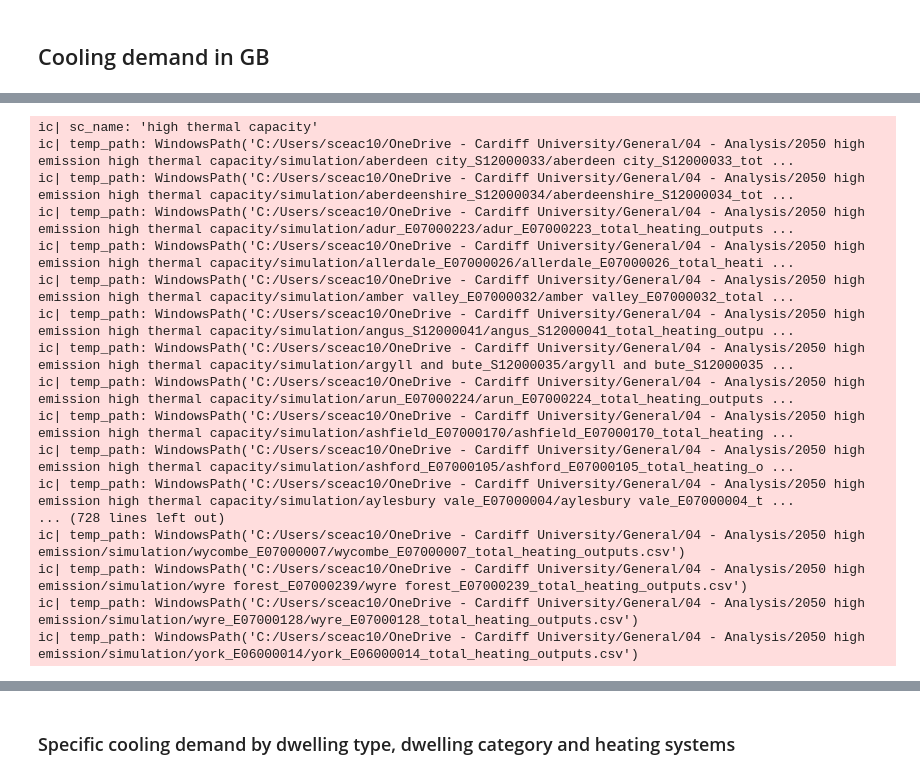
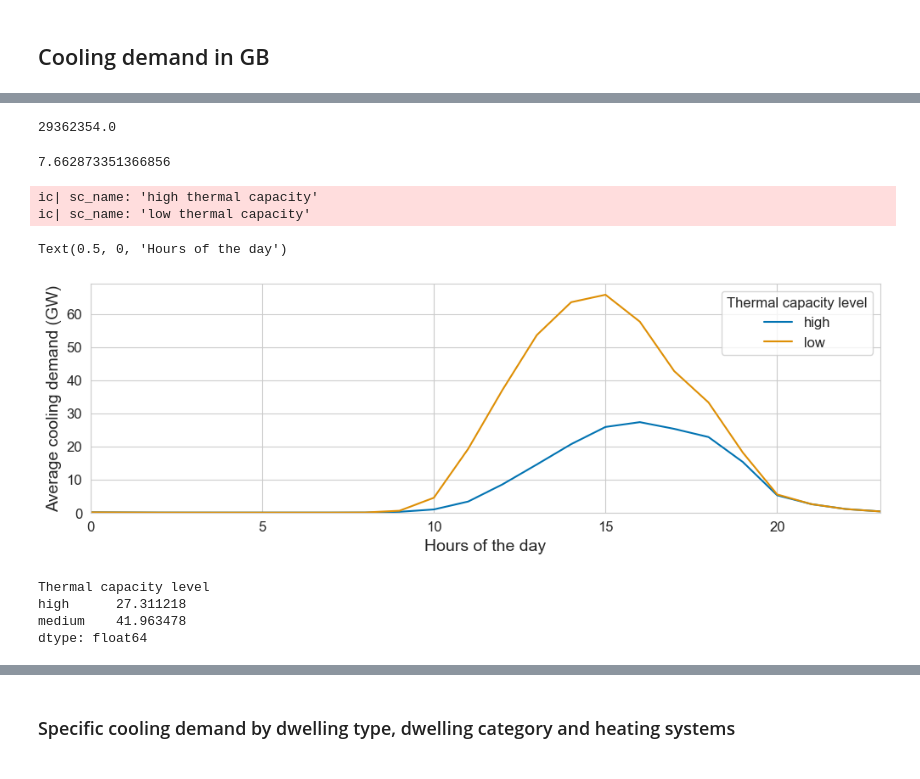
Before and after one commit to AlexandreLab/cooling_demand_UK, a Jupyter notebook: notebooks/visualisation_paper_sensitivity.ipynb, the cells around one changed output, grey strips where cells are left out. Drawn from its saved outputs; the diff is of its cells as text; code cells hidden in the pictures.

```diff
--- a/notebooks/visualisation_paper_sensitivity.ipynb
+++ b/notebooks/visualisation_paper_sensitivity.ipynb
@@ -91,6 +92,14 @@ For example, when doing 'df[col].method(value, inplace=True)', try using 'df.met
 | 2 | S01006506 | aberdeen city | North East Scotland | detached | biomass boiler | 26475.000000 | ... |
 | 3 | S01006506 | aberdeen city | North East Scotland | semi-detached | gas boiler | 11138.461538 | ... |
 | 4 | S01006506 | aberdeen city | North East Scotland | semi-detached | resistance heating | 8822.222222 | ... |
+# %%
+residential_data[schema.DwellingDataSchema.NB_DWELLINGS].sum()/3
+# %% [output]
+29362354.0
+# %%
+225000000/29362354.0
+# %% [output]
+7.662873351366856
 # %%
 scenario_dict = {
     "high thermal capacity": ("high", '2050 high emission high thermal capacity') ,
@@ -105,13 +114,11 @@ cooling_demand_results = []
 
 for sc_name, (thermal_capacity_level, folder) in scenario_dict.items():
   ic.ic(sc_name)
-  PATH_RESULTS = Path(
-      r'C:\Users\sceac10\OneDrive - Cardiff University\General\04 - Analysis'
-  ) / folder
+  PATH_RESULTS = main.PATH_ORG / r'General\04 - Analysis' / folder
   try:
     cooling_demand = pd.read_csv(PATH_RESULTS /
                                  'cooling_demand_profiles_la.csv',
-                                 index_col=0)
+                                 index_col=0, parse_dates=True)
     lsoa_peak = pd.read_csv(PATH_RESULTS / 'cooling_peak_results_lsoa.csv',
                             index_col=[0, 1])
   except:
@@ -119,7 +126,7 @@ for sc_name, (thermal_capacity_level, folder) in scenario_dict.items():
                             THERMAL_CAPACITY_LEVEL] == thermal_capacity_level
     temp_residential_data = residential_data.loc[filt].copy()
     lsoa_peak, cooling_demand = functions.extract_cooling_demand_profiles_and_peaks(
-        PATH_RESULTS, residential_data)
+        PATH_RESULTS, temp_residential_data)
   lsoa_peak[schema.DwellingDataSchema.
             THERMAL_CAPACITY_LEVEL] = thermal_capacity_level
   peak_results.append(lsoa_peak)
@@ -129,24 +136,27 @@ for sc_name, (thermal_capacity_level, folder) in scenario_dict.items():
   cooling_demand_results.append(total_cooling_demand)
 lsoa_peak = pd.concat(peak_results)
 lsoa_peak[schema.VisualisationSchema.PEAK_COOLING] = lsoa_peak[
-    schema.VisualisationSchema.PEAK_COOLING] / 1000
+      schema.VisualisationSchema.PEAK_COOLING] / 1000
 cooling_demand = pd.concat(cooling_demand_results)
 cooling_demand = pd.pivot_table(cooling_demand, index=cooling_demand.index, columns=schema.DwellingDataSchema.THERMAL_CAPACITY_LEVEL, values=0)
 # %% [output]
 ic| sc_name: 'high thermal capacity'
-ic| temp_path: WindowsPath('C:/Users/sceac10/OneDrive - Cardiff University/General/04 - Analysis/2050 high emission high thermal capacity/simulation/aberdeen city_S12000033/aberdeen city_S12000033_tot ...
-ic| temp_path: WindowsPath('C:/Users/sceac10/OneDrive - Cardiff University/General/04 - Analysis/2050 high emission high thermal capacity/simulation/aberdeenshire_S12000034/aberdeenshire_S12000034_tot ...
-ic| temp_path: WindowsPath('C:/Users/sceac10/OneDrive - Cardiff University/General/04 - Analysis/2050 high emission high thermal capacity/simulation/adur_E07000223/adur_E07000223_total_heating_outputs ...
-ic| temp_path: WindowsPath('C:/Users/sceac10/OneDrive - Cardiff University/General/04 - Analysis/2050 high emission high thermal capacity/simulation/allerdale_E07000026/allerdale_E07000026_total_heati ...
-ic| temp_path: WindowsPath('C:/Users/sceac10/OneDrive - Cardiff University/General/04 - Analysis/2050 high emission high thermal capacity/simulation/amber valley_E07000032/amber valley_E07000032_total ...
-ic| temp_path: WindowsPath('C:/Users/sceac10/OneDrive - Cardiff University/General/04 - Analysis/2050 high emission high thermal capacity/simulation/angus_S12000041/angus_S12000041_total_heating_outpu ...
-ic| temp_path: WindowsPath('C:/Users/sceac10/OneDrive - Cardiff University/General/04 - Analysis/2050 high emission high thermal capacity/simulation/argyll and bute_S12000035/argyll and bute_S12000035 ...
-ic| temp_path: WindowsPath('C:/Users/sceac10/OneDrive - Cardiff University/General/04 - Analysis/2050 high emission high thermal capacity/simulation/arun_E07000224/arun_E07000224_total_heating_outputs ...
-ic| temp_path: WindowsPath('C:/Users/sceac10/OneDrive - Cardiff University/General/04 - Analysis/2050 high emission high thermal capacity/simulation/ashfield_E07000170/ashfield_E07000170_total_heating ...
-ic| temp_path: WindowsPath('C:/Users/sceac10/OneDrive - Cardiff University/General/04 - Analysis/2050 high emission high thermal capacity/simulation/ashford_E07000105/ashford_E07000105_total_heating_o ...
-ic| temp_path: WindowsPath('C:/Users/sceac10/OneDrive - Cardiff University/General/04 - Analysis/2050 high emission high thermal capacity/simulation/aylesbury vale_E07000004/aylesbury vale_E07000004_t ...
-... (728 lines left out)
-ic| temp_path: WindowsPath('C:/Users/sceac10/OneDrive - Cardiff University/General/04 - Analysis/2050 high emission/simulation/wycombe_E07000007/wycombe_E07000007_total_heating_outputs.csv')
-ic| temp_path: WindowsPath('C:/Users/sceac10/OneDrive - Cardiff University/General/04 - Analysis/2050 high emission/simulation/wyre forest_E07000239/wyre forest_E07000239_total_heating_outputs.csv')
-ic| temp_path: WindowsPath('C:/Users/sceac10/OneDrive - Cardiff University/General/04 - Analysis/2050 high emission/simulation/wyre_E07000128/wyre_E07000128_total_heating_outputs.csv')
-ic| temp_path: WindowsPath('C:/Users/sceac10/OneDrive - Cardiff University/General/04 - Analysis/2050 high emission/simulation/york_E06000014/york_E06000014_total_heating_outputs.csv')
+ic| sc_name: 'low thermal capacity'
+# %%
+fig, ax = plt.subplots(figsize=figsize)
+(cooling_demand.groupby(cooling_demand.index.hour).mean()/1000000).plot(ax=ax)
+ax.set_ylabel(schema.VisualisationSchema.AVG_COOLINGDEMAND_GW)
+ax.set_xlim(0, 23)
+ax.set_ylim(0, None)
+ax.set_xlabel("Hours of the day")
+# %% [output]
+Text(0.5, 0, 'Hours of the day')
+[figure, added]
+# %%
+(cooling_demand.groupby(cooling_demand.index.hour).mean() /
+ 1000000).max()
+# %% [output]
+Thermal capacity level
+high      27.311218
+medium    41.963478
+dtype: float64
```
Also changed, not shown: parts of 10 cells of this notebook, 8 other files.
